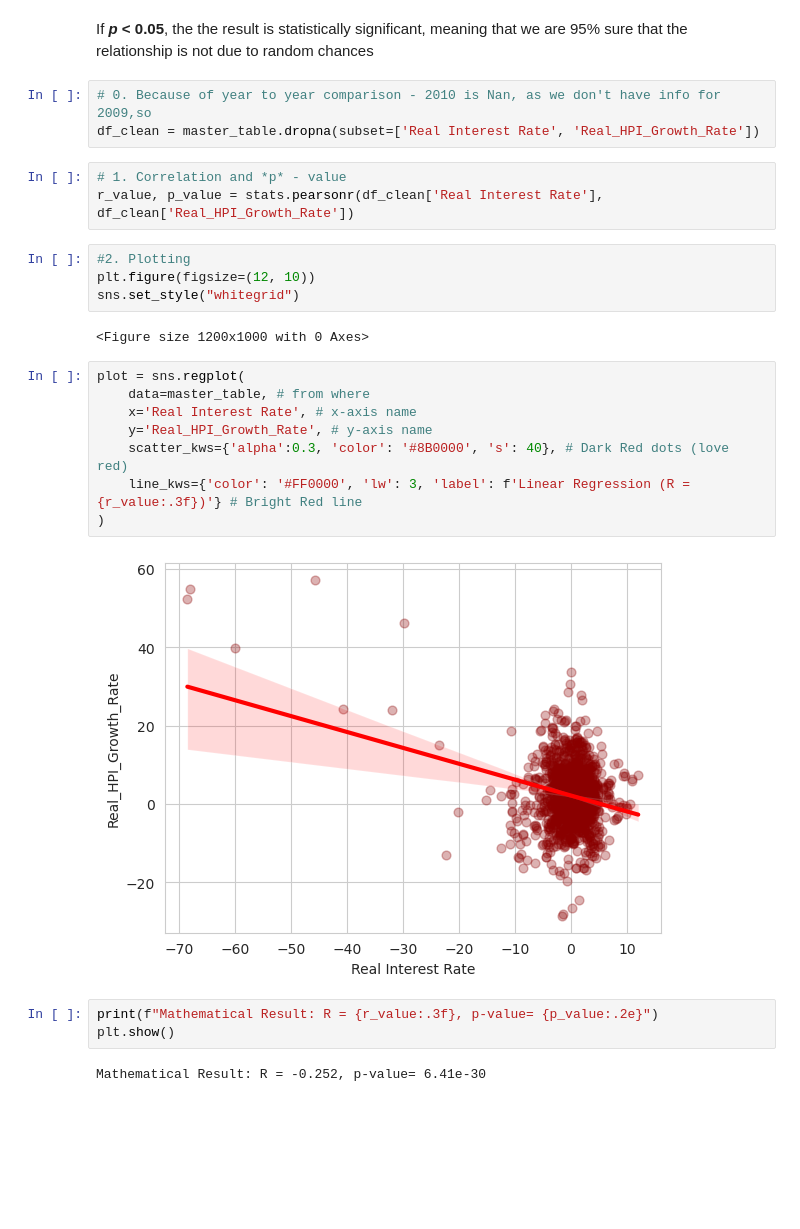
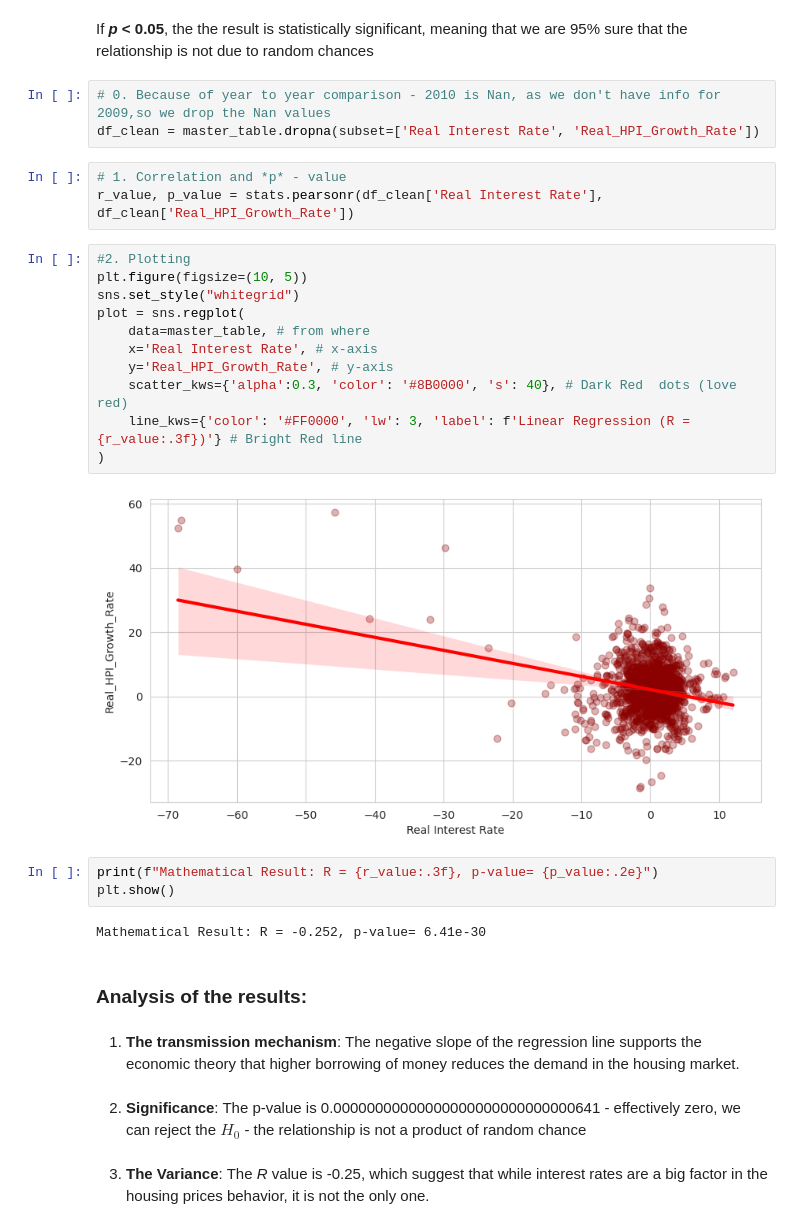
Before and after one commit to SiyanaVel19/Final_project_SU_2026, a Jupyter notebook: Project_housing_2.ipynb, the cells around one changed output. Cells and saved outputs as stored; diff of their text form; blank space fills up the shorter version.

Commit message:
Deep dive of what factors impact the data
Got mad at code that i couldn't make to work lol

```diff
--- a/Project_housing_2.ipynb
+++ b/Project_housing_2.ipynb
@@ -1016,29 +1014,34 @@ $$P\text{-value} = P(T > |t_{obs}|) = \int_{|t_{obs}|}^{\infty} f(t) dt$$
 # %% [markdown]
 If ***p* < 0.05**, the the result is statistically significant, meaning that we are 95% sure that the relationship is not due to random chances
 # %%
-# 0. Because of year to year comparison - 2010 is Nan, as we don't have info for 2009,so
+# 0. Because of year to year comparison - 2010 is Nan, as we don't have info for 2009,so we drop the Nan values
 df_clean = master_table.dropna(subset=['Real Interest Rate', 'Real_HPI_Growth_Rate'])
 # %%
 # 1. Correlation and *p* - value
 r_value, p_value = stats.pearsonr(df_clean['Real Interest Rate'], df_clean['Real_HPI_Growth_Rate'])
-# %%
-#2. Plotting
-plt.figure(figsize=(12, 10))
-sns.set_style("whitegrid")
-# %% [output]
-<Figure size 1200x1000 with 0 Axes>
 # %%
+#2. Plotting
+plt.figure(figsize=(10, 5))
+sns.set_style("whitegrid")
 plot = sns.regplot(
     data=master_table, # from where
-    x='Real Interest Rate', # x-axis name
-    y='Real_HPI_Growth_Rate', # y-axis name
-    scatter_kws={'alpha':0.3, 'color': '#8B0000', 's': 40}, # Dark Red dots (love red)
+    x='Real Interest Rate', # x-axis
+    y='Real_HPI_Growth_Rate', # y-axis
+    scatter_kws={'alpha':0.3, 'color': '#8B0000', 's': 40}, # Dark Red  dots (love red)
     line_kws={'color': '#FF0000', 'lw': 3, 'label': f'Linear Regression (R = {r_value:.3f})'} # Bright Red line
 )
 # %% [output]
-[figure, old version]
+[figure, new version]
 # %%
 print(f"Mathematical Result: R = {r_value:.3f}, p-value= {p_value:.2e}")
 plt.show()
 # %% [output]
 Mathematical Result: R = -0.252, p-value= 6.41e-30
+# %% [markdown]
+### Analysis of the results:
+# %% [markdown]
+1. **The transmission mechanism**: The negative slope of the regression line supports the economic theory that higher borrowing of money reduces the demand in the housing market.
+# %% [markdown]
+2. **Significance**: The p-value is 0.00000000000000000000000000000641 - effectively zero, we can reject the *$H_0$* - the relationship is not a product of random chance
+# %% [markdown]
+3. **The Variance**: The *R* value is -0.25, which suggest that while interest rates are a big factor in the housing prices behavior, it is not the only one.
```
Also changed, not shown: parts of 39 cells of this notebook.
